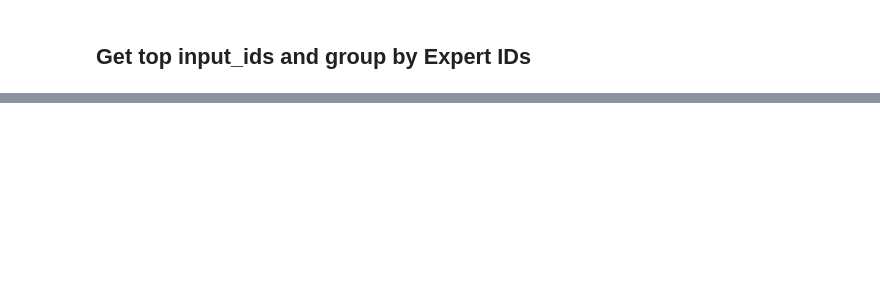
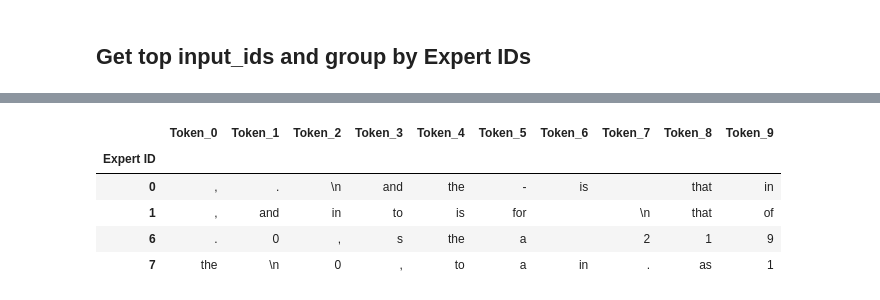
Before and after one commit to ilyalasy/moe-routing, a Jupyter notebook: notebooks/routing_eda.ipynb, the cells around one changed output, grey strips where cells are left out. Cells and saved outputs as stored; diff of their text form; code cells hidden in the pictures; blank space fills up the shorter version.

```diff
--- a/notebooks/routing_eda.ipynb
+++ b/notebooks/routing_eda.ipynb
@@ -19,10 +24,12 @@ tokenizer = AutoTokenizer.from_pretrained(
 # %% [markdown]
 ## Load MoE inference data
 # %%
-# 30000 * 256 tokens
-experts = torch.load(f"{HOME}/repos/output/experts-30000.pt")
-for k, v in experts.items():
-    if isinstance(v, torch.Tensor):
-        experts[k] = [t for t in v]
-df = pd.DataFrame(experts)
-df.head()
+def load_expert_routing(path):
+    experts = torch.load(path)
+    for k, v in experts.items():
+        if isinstance(v, torch.Tensor):
+            experts[k] = [t for t in v.cpu()]
+    df = pd.DataFrame(experts)
+    return df
+df_moe = load_expert_routing(f"{HOME}/repos/output/experts-30000.pt")
+df_mixtral = load_expert_routing(f"{HOME}/repos/output/mixtral-experts-420.pt")
@@ -93,10 +84,9 @@ plot_polar(experts_by_inputs,all_input_ids,tokenizer)
 # %%
-tokens_rows = []
-tokens_count = 10
-expert_ids = [0,1,21,30,31]
-for e in expert_ids:
-    tokens = tokenizer.batch_decode([[c[0]] for c in experts_by_inputs[e].most_common(tokens_count)])
-    tokens_rows.append(tokens)
-top_tokens = pd.DataFrame(tokens_rows,index=expert_ids,columns=[f"Token_{c}" for c in range(tokens_count)])
-top_tokens.index.name = "Expert ID"
-top_tokens
+def get_top_tokens(experts_by_inputs,tokenizer,tokens_count = 10,expert_ids = [0,1,21,30,31]):
+    tokens_rows = []
+    for e in expert_ids:
+        tokens = tokenizer.batch_decode([[c[0]] for c in experts_by_inputs[e].most_common(tokens_count)])
+        tokens_rows.append(tokens)
+    top_tokens = pd.DataFrame(tokens_rows,index=expert_ids,columns=[f"Token_{c}" for c in range(tokens_count)])
+    top_tokens.index.name = "Expert ID"
+    return top_tokens
@@ -110,0 +120,10 @@ top_tokens
+# %%
+top_tokens = get_top_tokens(experts_by_inputs,runner.tokenizer,expert_ids=[0,1,6,7])
+top_tokens
+# %% [output]
+|  | Token_0 | Token_1 | Token_2 | Token_3 | Token_4 | Token_5 | Token_6 | Token_7 | Token_8 | Token_9 |
+| Expert ID |  |  |  |  |  |  |  |  |  |  |
+| 0 | , | . | \n | and | the | - | is |  | that | in |
+| 1 | , | and | in | to | is | for |  | \n | that | of |
+| 6 | . | 0 | , | s | the | a |  | 2 | 1 | 9 |
+| 7 | the | \n | 0 | , | to | a | in | . | as | 1 |
```
Also changed, not shown: parts of 14 cells of this notebook.
